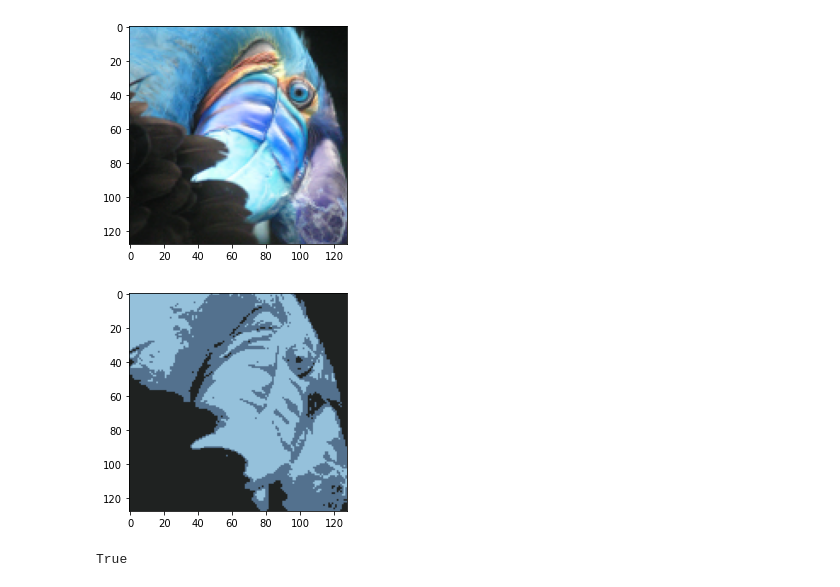
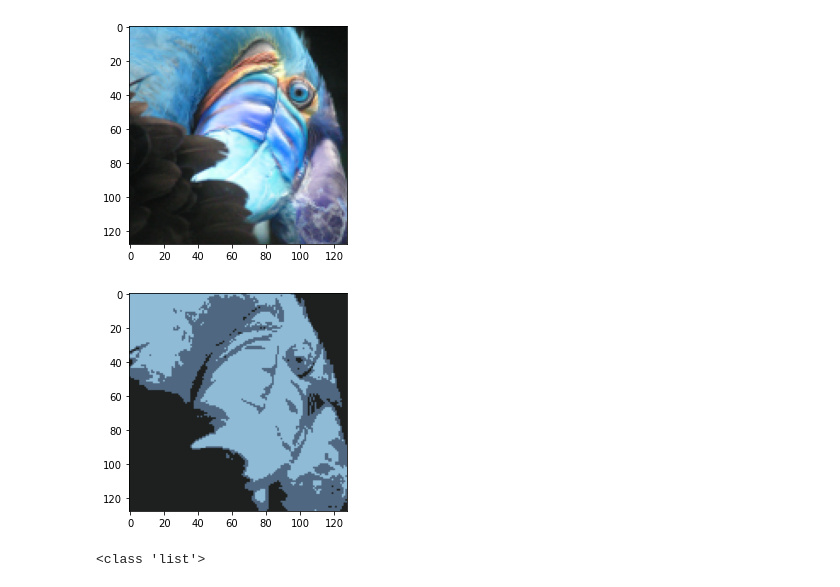
Before and after one commit to ParkerH98/OklahomaStateUniversity, a Jupyter notebook: CS5783_MachineLearning/Assignment5/k_means.ipynb, the cells around one changed output. Drawn from its saved outputs; the diff is of its cells as text; code cells hidden in the pictures.

Commit message:
converted cluster lists

```diff
--- a/CS5783_MachineLearning/Assignment5/k_means.ipynb
+++ b/CS5783_MachineLearning/Assignment5/k_means.ipynb
@@ -24,13 +24,16 @@ cluster1 = []
 cluster2 = []
 cluster3 = []
 
+# clusters = np.array(np.empty(shape=(3,)))
+clusters = [[], [], []]
+
 
 X = img.reshape(img.shape[0]*img.shape[1],3)
 
 centroids = random.sample(list(X), 3)
 
 
-for i in range(12):
+for i in range(5):
 
     for i in range(width):
         for j in range(height):
@@ -41,45 +44,48 @@ for i in range(12):
             d3 = np.linalg.norm(centroids[2] - pixel)
 
             if (d1 < d2 and d1 < d3):
-                cluster1.append(pixel)
+                clusters[0].append(pixel)
 
             elif (d2 < d1 and d2 < d3):
-                cluster2.append(pixel)
+                clusters[1].append(pixel)
 
             else:
-                cluster3.append(pixel)
+                clusters[2].append(pixel)
 
-        centroids[0] = np.mean(np.array(cluster1), axis=0)
-        centroids[1] = np.mean(np.array(cluster2), axis=0)
-        centroids[2] = np.mean(np.array(cluster3), axis=0)
+        centroids[0] = np.mean(np.array(clusters[0]), axis=0)
+        centroids[1] = np.mean(np.array(clusters[1]), axis=0)
+        centroids[2] = np.mean(np.array(clusters[2]), axis=0)
 
 for i in range(width):
     for j in range(height):
 
             pixel = img[j][i]  # Read the pixel at location (i,j)
 
             d1 = np.linalg.norm(centroids[0] - pixel)
             d2 = np.linalg.norm(centroids[1] - pixel)
             d3 = np.linalg.norm(centroids[2] - pixel)
 
             if (d1 < d2 and d1 < d3):
                 img[j][i] = centroids[0]
 
             elif (d2 < d1 and d2 < d3):
                 img[j][i] = centroids[1]
 
             else:
                 img[j][i] = centroids[2]
 
 
 imgplot = plt.imshow(img)
 plt.show()
 
-cv2.imwrite('output.png', img)
+# cv2.imwrite('output.png', img)
 
 
 # https://github.com/Adioosin/image-compression-using-k-mean/blob/master/Image%20compression%20using%20K-Mean%20algorithm.ipynb
 # %% [output]
 [figure]
-[figure, old version]
+[figure, new version]
-True
+# %%
+print(type(centroids))
+# %% [output]
+<class 'list'>
```
Also changed, not shown: 1 other file.
